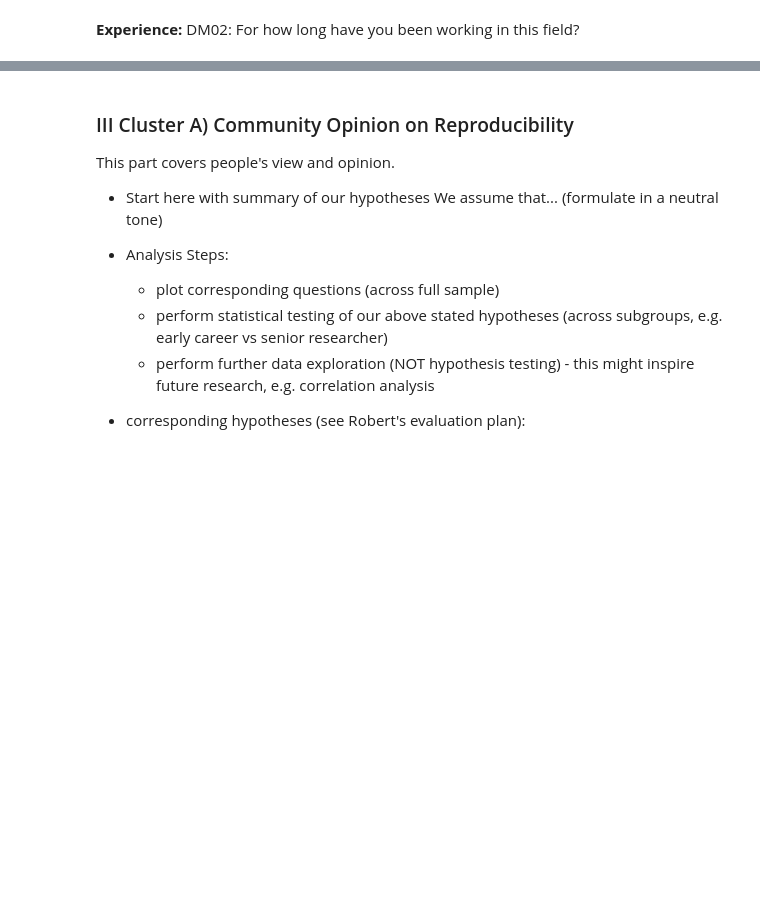
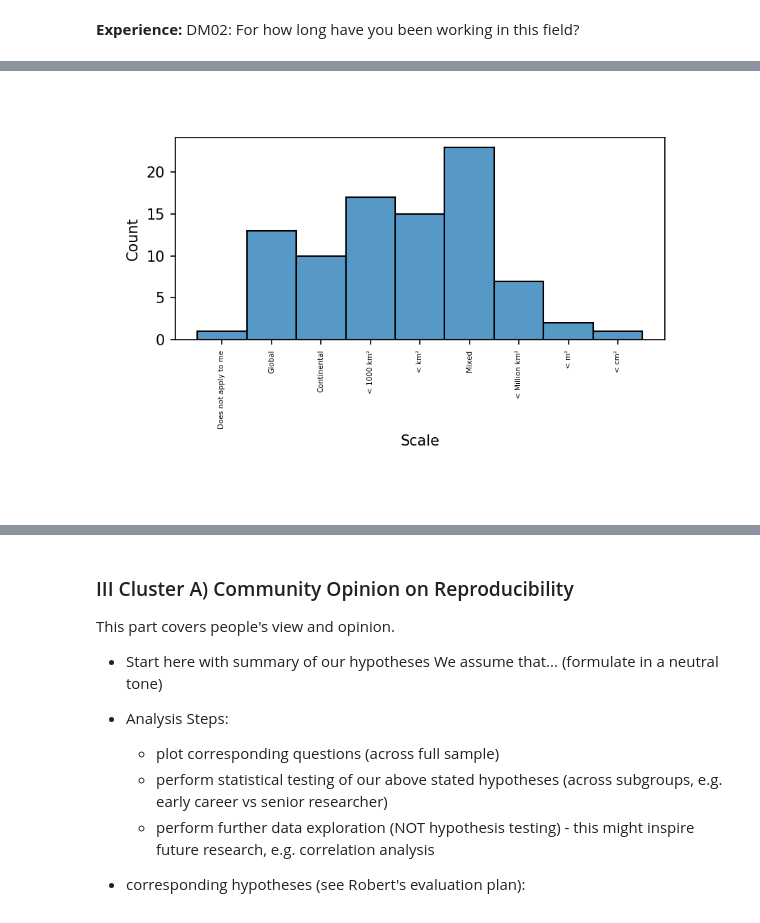
Before and after one commit to rreinecke/reproduce-study, a Jupyter notebook: poll_analysis.ipynb, the cells around one changed output, grey strips where cells are left out. Cells and saved outputs as stored; diff of their text form; code cells hidden in the pictures; blank space fills up the shorter version.

```diff
--- a/poll_analysis.ipynb
+++ b/poll_analysis.ipynb
@@ -56,0 +153,5 @@ career
+# %%
+from IPython import display
+display.Image("./figs/DM05.png")
+# %% [output]
+[figure, added]
```
Also changed, not shown: parts of 24 cells of this notebook, 1 other file.
